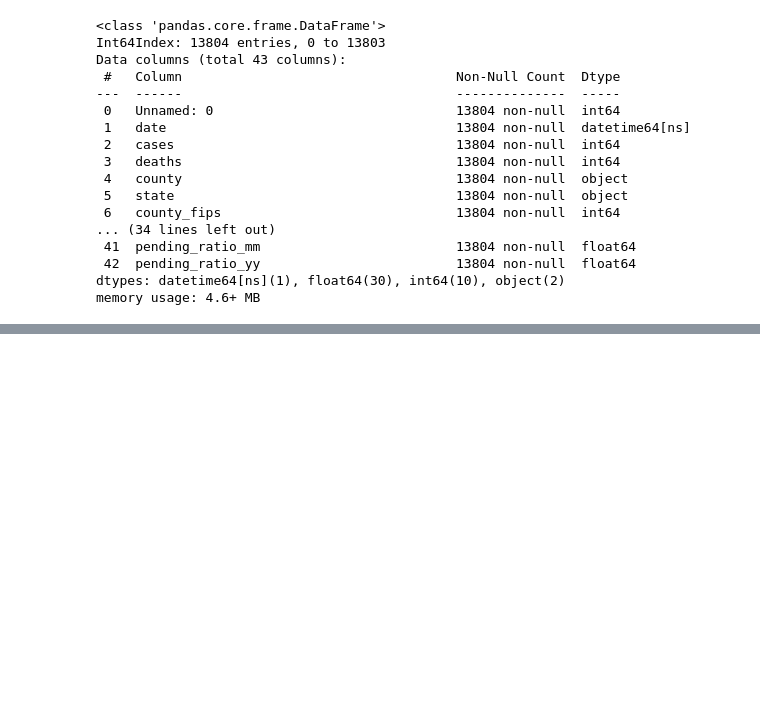
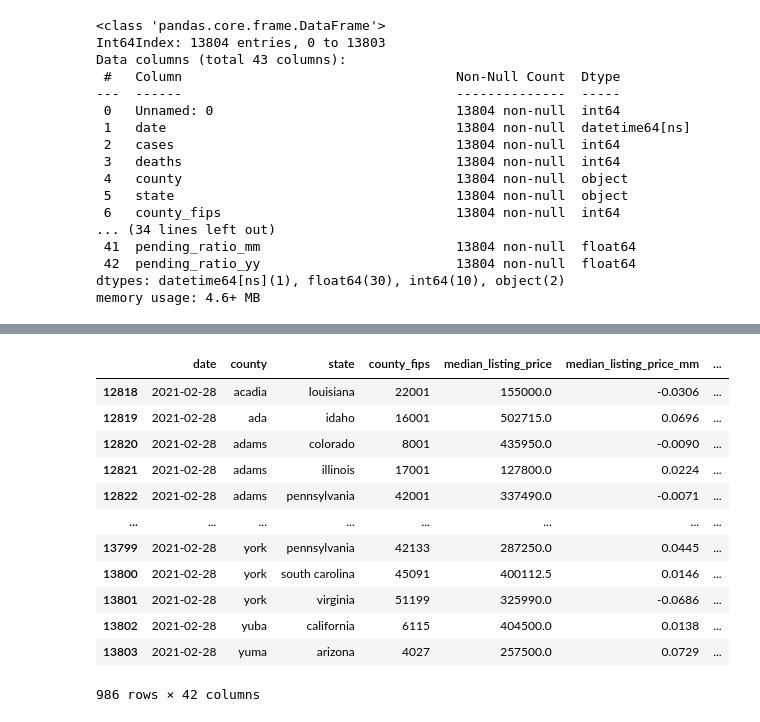
Before and after one commit to jpz129/ITEC-621-Project, a Jupyter notebook: data_merge.ipynb, the cells around one changed output, grey strips where cells are left out. Cells and saved outputs as stored; diff of their text form; code cells hidden in the pictures; blank space fills up the shorter version.

```diff
--- a/data_merge.ipynb
+++ b/data_merge.ipynb
@@ -264,0 +349,16 @@ df.drop('Unnamed: 0', axis=1).to_csv('data/project_data.csv')
+# %%
+full[full['date'] == '2021-02-28']['state'].
+# %% [output]
+|  | date | county | state | county_fips | median_listing_price | median_listing_price_mm | ... |
+| 12818 | 2021-02-28 | acadia | louisiana | 22001 | 155000.0 | -0.0306 | ... |
+| 12819 | 2021-02-28 | ada | idaho | 16001 | 502715.0 | 0.0696 | ... |
+| 12820 | 2021-02-28 | adams | colorado | 8001 | 435950.0 | -0.0090 | ... |
+| 12821 | 2021-02-28 | adams | illinois | 17001 | 127800.0 | 0.0224 | ... |
+| 12822 | 2021-02-28 | adams | pennsylvania | 42001 | 337490.0 | -0.0071 | ... |
+| ... | ... | ... | ... | ... | ... | ... | ... |
+| 13799 | 2021-02-28 | york | pennsylvania | 42133 | 287250.0 | 0.0445 | ... |
+| 13800 | 2021-02-28 | york | south carolina | 45091 | 400112.5 | 0.0146 | ... |
+| 13801 | 2021-02-28 | york | virginia | 51199 | 325990.0 | -0.0686 | ... |
+| 13802 | 2021-02-28 | yuba | california | 6115 | 404500.0 | 0.0138 | ... |
+| 13803 | 2021-02-28 | yuma | arizona | 4027 | 257500.0 | 0.0729 | ... |
+986 rows × 42 columns
```
Also changed, not shown: parts of 23 cells of this notebook, 2 other files.
